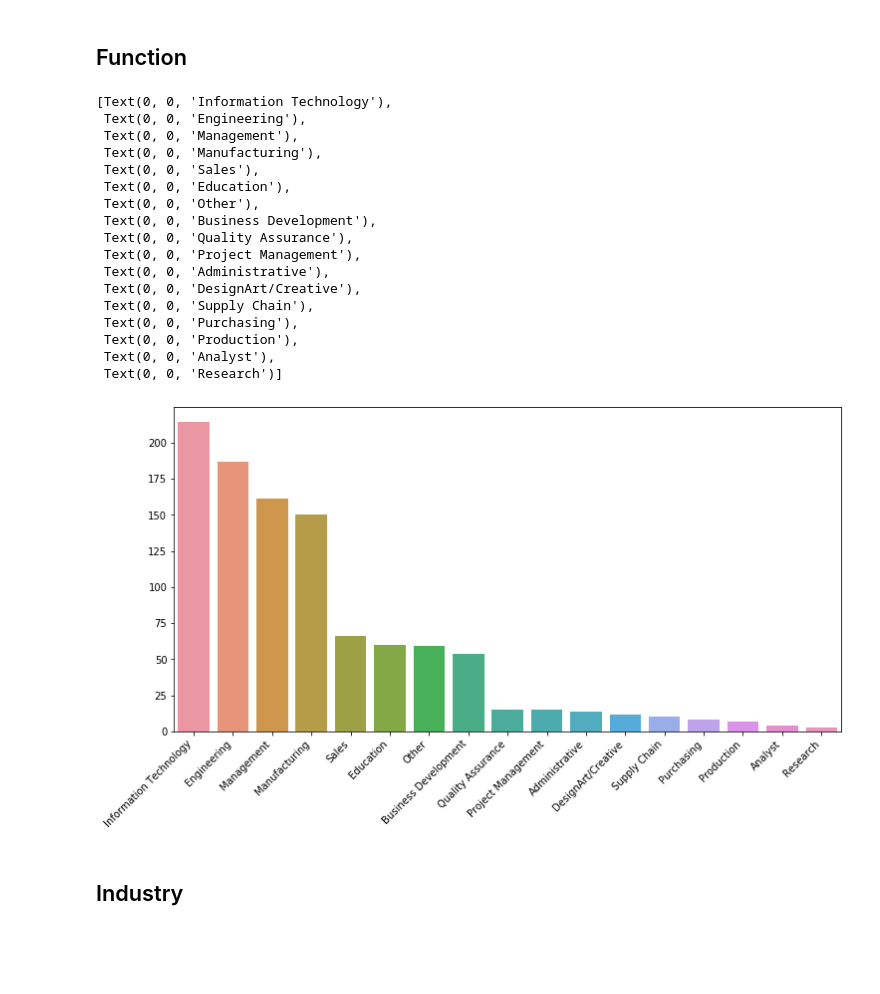
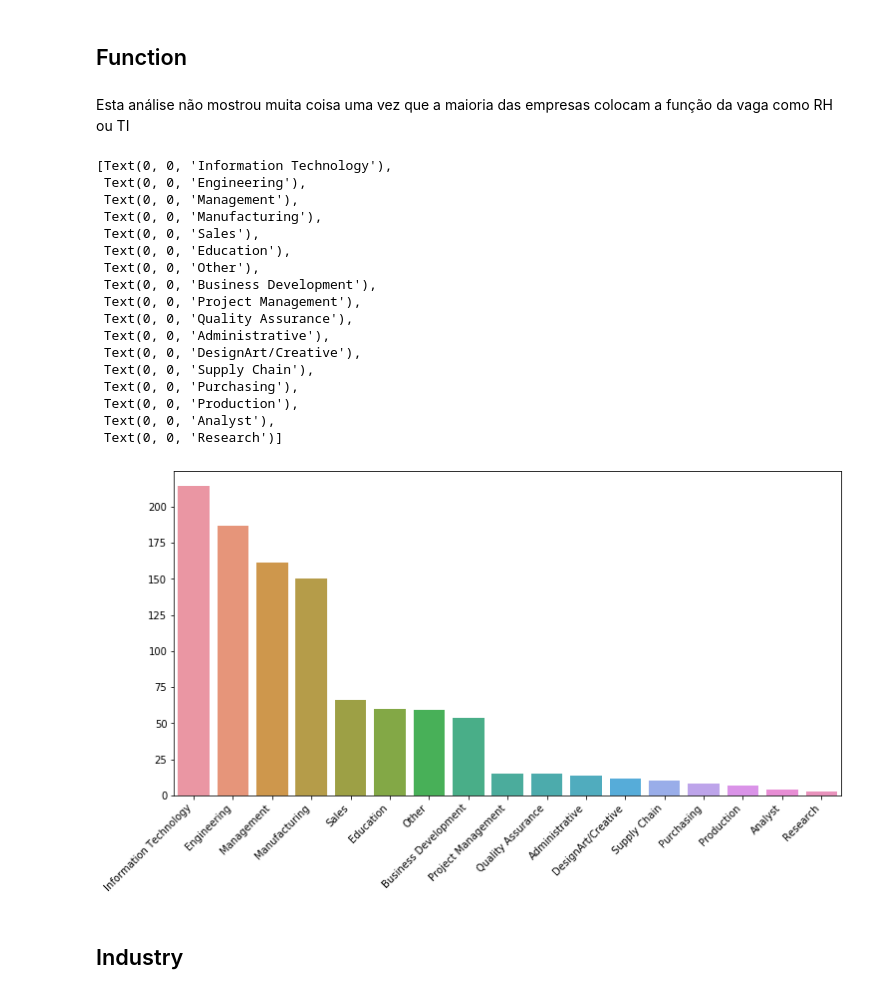
Before and after one commit to marcellohro-hub/Linkedin_scraping-and-analysis, a Jupyter notebook: Analysis.ipynb, the cells around one changed output. Cells and saved outputs as stored; diff of their text form; code cells hidden in the pictures; blank space fills up the shorter version.

```diff
--- a/Analysis.ipynb
+++ b/Analysis.ipynb
@@ -85,48 +267,49 @@ g.set_xticklabels(g.get_xticklabels(), rotation=45, horizontalalignment='right')
 [figure]
 # %% [markdown]
 ## Function
+# %% [markdown]
+Esta análise não mostrou muita coisa uma vez que a maioria das empresas colocam a função da vaga como RH ou TI
 # %%
-df2=pd.DataFrame()
+func=pd.DataFrame()
 # %%
-df2['Project Management']=df['Function'].apply(lambda x: 1 if 'Project Management' in x else 0)
-df2['Engineering']=df['Function'].apply(lambda x: 1 if 'Engineering' in x else 0)
-df2['Information Technology']=df['Function'].apply(lambda x: 1 if 'Information Technology' in x else 0)
-df2['Management']=df['Function'].apply(lambda x: 1 if 'Management' in x else 0)
-df2['Education']=df['Function'].apply(lambda x: 1 if 'Education' in x else 0)
-df2['Other']=df['Function'].apply(lambda x: 1 if 'Other' in x else 0)
-df2['Business Development']=df['Function'].apply(lambda x: 1 if 'Business Development' in x else 0)
-df2['Sales']=df['Function'].apply(lambda x: 1 if 'Sales' in x else 0)
-df2['Quality Assurance']=df['Function'].apply(lambda x: 1 if 'Quality Assurance' in x else 0)
-df2['Administrative']=df['Function'].apply(lambda x: 1 if 'Administrative' in x else 0)
-df2['DesignArt/Creative']=df['Function'].apply(lambda x: 1 if 'DesignArt/Creative' in x else 0)
-df2['Purchasing']=df['Function'].apply(lambda x: 1 if 'Purchasing' in x else 0)
-df2['Supply Chain']=df['Function'].apply(lambda x: 1 if 'Supply Chain' in x else 0)
-df2['Manufacturing']=df['Function'].apply(lambda x: 1 if 'Manufacturing' in x else 0)
-df2['Production']=df['Function'].apply(lambda x: 1 if 'Production' in x else 0)
-df2['Research']=df['Function'].apply(lambda x: 1 if 'Research' in x else 0)
-df2['Management']=df['Function'].apply(lambda x: 1 if (('Management' in x) and ('Project' not in x)) else 0)
-df2['Analyst']=df['Function'].apply(lambda x: 1 if 'Analyst' in x else 0)
+func['Project Management']=df['Function'].apply(lambda x: 1 if 'Project Management' in x else 0)
+func['Engineering']=df['Function'].apply(lambda x: 1 if 'Engineering' in x else 0)
+func['Information Technology']=df['Function'].apply(lambda x: 1 if 'Information Technology' in x else 0)
+func['Education']=df['Function'].apply(lambda x: 1 if 'Education' in x else 0)
+func['Other']=df['Function'].apply(lambda x: 1 if 'Other' in x else 0)
+func['Business Development']=df['Function'].apply(lambda x: 1 if 'Business Development' in x else 0)
+func['Sales']=df['Function'].apply(lambda x: 1 if 'Sales' in x else 0)
+func['Quality Assurance']=df['Function'].apply(lambda x: 1 if 'Quality Assurance' in x else 0)
+func['Administrative']=df['Function'].apply(lambda x: 1 if 'Administrative' in x else 0)
+func['DesignArt/Creative']=df['Function'].apply(lambda x: 1 if 'DesignArt/Creative' in x else 0)
+func['Purchasing']=df['Function'].apply(lambda x: 1 if 'Purchasing' in x else 0)
+func['Supply Chain']=df['Function'].apply(lambda x: 1 if 'Supply Chain' in x else 0)
+func['Manufacturing']=df['Function'].apply(lambda x: 1 if 'Manufacturing' in x else 0)
+func['Production']=df['Function'].apply(lambda x: 1 if 'Production' in x else 0)
+func['Research']=df['Function'].apply(lambda x: 1 if 'Research' in x else 0)
+func['Management']=df['Function'].apply(lambda x: 1 if (('Management' in x) and ('Project' not in x)) else 0)
+func['Analyst']=df['Function'].apply(lambda x: 1 if 'Analyst' in x else 0)
 # %%
 plt.subplots(figsize=(12,6))
-aux=df2.sum().sort_values(ascending=False)
+aux=func.sum().sort_values(ascending=False)
 g=sns.barplot(aux.index,aux.values)
 g.set_xticklabels(g.get_xticklabels(), rotation=45, horizontalalignment='right')
 # %% [output]
 [Text(0, 0, 'Information Technology'),
  Text(0, 0, 'Engineering'),
  Text(0, 0, 'Management'),
  Text(0, 0, 'Manufacturing'),
  Text(0, 0, 'Sales'),
  Text(0, 0, 'Education'),
  Text(0, 0, 'Other'),
  Text(0, 0, 'Business Development'),
+ Text(0, 0, 'Project Management'),
  Text(0, 0, 'Quality Assurance'),
- Text(0, 0, 'Project Management'),
  Text(0, 0, 'Administrative'),
  Text(0, 0, 'DesignArt/Creative'),
  Text(0, 0, 'Supply Chain'),
  Text(0, 0, 'Purchasing'),
  Text(0, 0, 'Production'),
  Text(0, 0, 'Analyst'),
  Text(0, 0, 'Research')]
-[figure, old version]
+[figure, new version]
```
Also changed, not shown: parts of 94 cells of this notebook.
